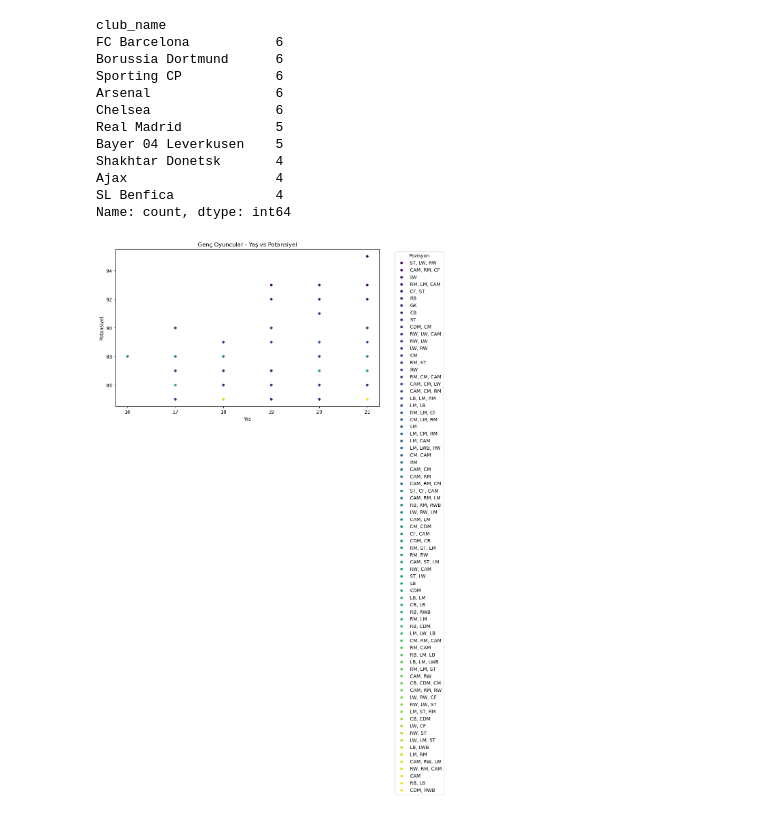
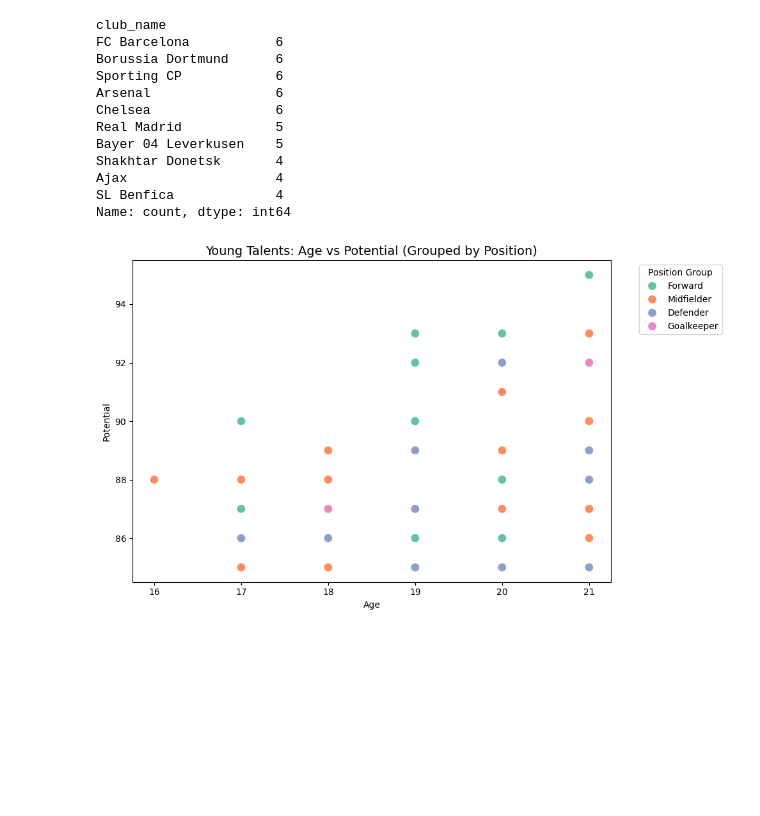
Before and after one commit to esrairemkumasss/football-talent-identifier, a Jupyter notebook: analysis.ipynb, the cells around one changed output. Cells and saved outputs as stored; diff of their text form; code cells hidden in the pictures; blank space fills up the shorter version.

```diff
--- a/analysis.ipynb
+++ b/analysis.ipynb
@@ -103,16 +103,39 @@ Name: count, dtype: int64
 # %%
 import matplotlib.pyplot as plt
 import seaborn as sns
-# Grafik boyutu
+
+# Pozisyonları ana gruplara ayır
+def map_position_group(pos):
+    if 'GK' in pos:
+        return 'Goalkeeper'
+    elif any(p in pos for p in ['CB', 'LB', 'RB', 'LWB', 'RWB']):
+        return 'Defender'
+    elif any(p in pos for p in ['CDM', 'CM', 'CAM', 'LM', 'RM']):
+        return 'Midfielder'
+    elif any(p in pos for p in ['LW', 'RW', 'CF', 'ST']):
+        return 'Forward'
+    else:
+        return 'Other'
+
+# Yeni sütunu ekle
+top_youth['position_group'] = top_youth['player_positions'].apply(map_position_group)
+
+# Grafik çizimi
 plt.figure(figsize=(10, 6))
+sns.scatterplot(
+    data=top_youth,
+    x='age',
+    y='potential',
+    hue='position_group',
+    palette='Set2',
+    s=100  # nokta boyutu
+)
 
-sns.scatterplot(data=top_youth, x='age', y='potential', hue='player_positions', palette='viridis')
-
-plt.title("Genç Oyuncular - Yaş vs Potansiyel")
-plt.xlabel("Yaş")
-plt.ylabel("Potansiyel")
-plt.legend(title="Pozisyon", bbox_to_anchor=(1.05, 1), loc='upper left')
-
+plt.title("Young Talents: Age vs Potential (Grouped by Position)", fontsize=14)
+plt.xlabel("Age")
+plt.ylabel("Potential")
+plt.legend(title="Position Group", bbox_to_anchor=(1.05, 1), loc='upper left')
+plt.tight_layout()
 plt.show()
 # %% [output]
-[figure, old version]
+[figure, new version]
```
Also changed, not shown: parts of 4 cells of this notebook, 4 other files.
